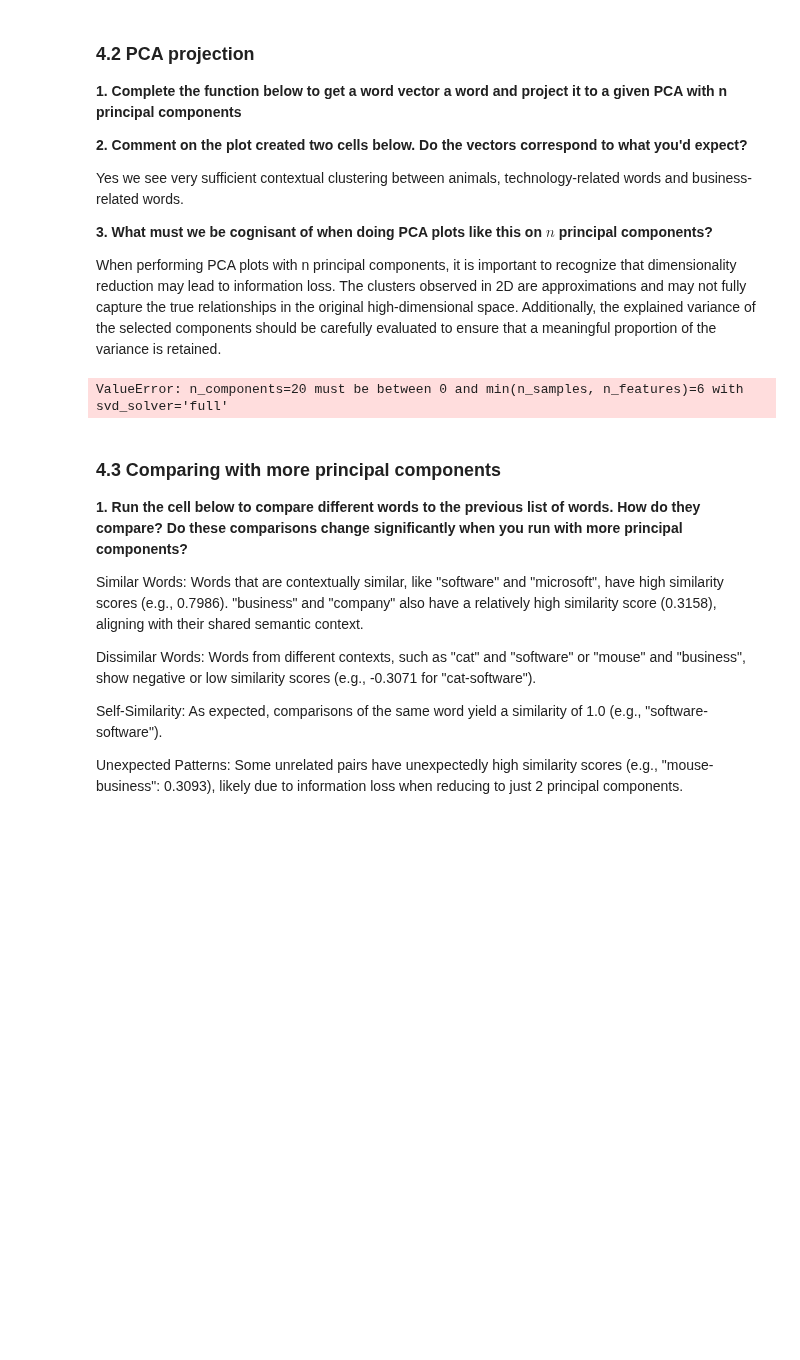
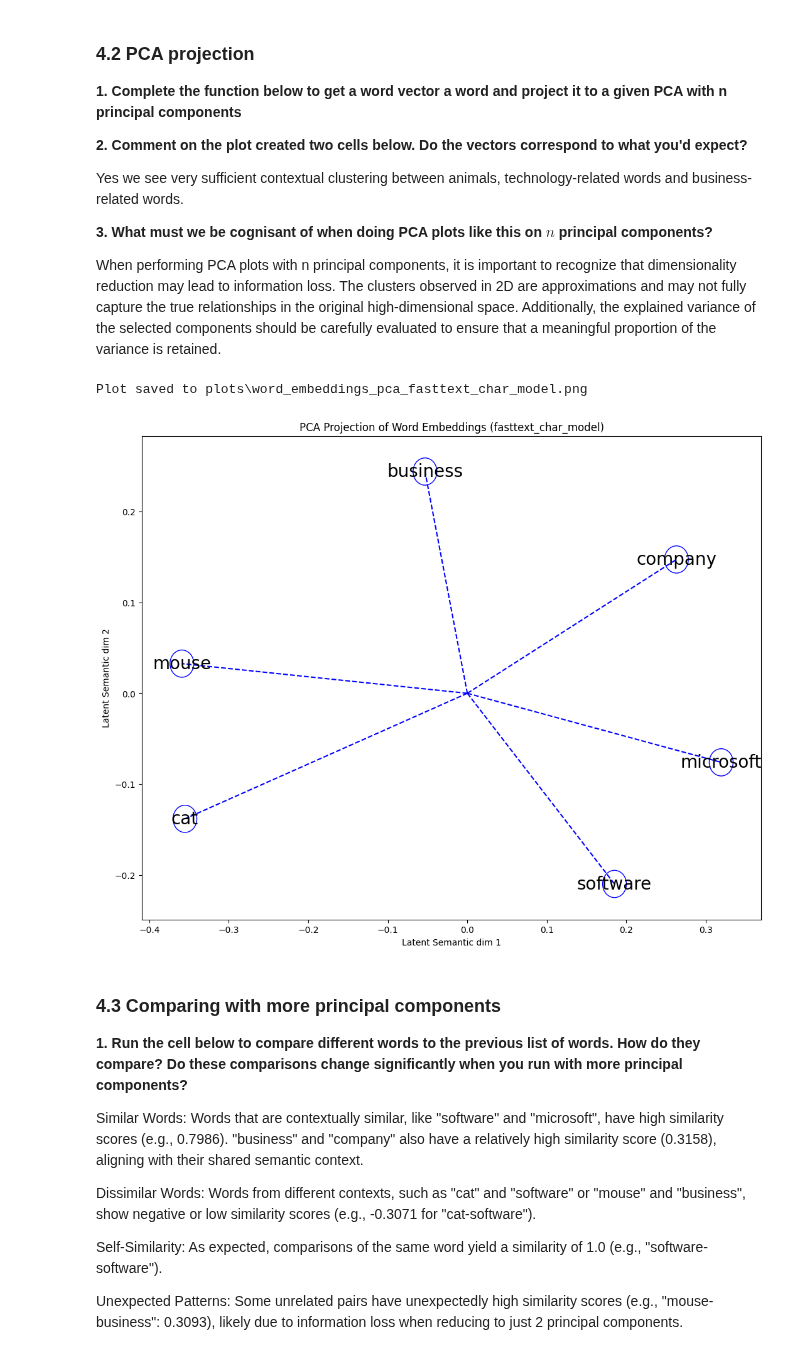
Before and after one commit to Warlour/02462-Project-3, a Jupyter notebook: assignment_3.ipynb, the cells around one changed output. Cells and saved outputs as stored; diff of their text form; code cells hidden in the pictures; blank space fills up the shorter version.

Commit message:
No errors

```diff
--- a/assignment_3.ipynb
+++ b/assignment_3.ipynb
@@ -997,36 +997,37 @@ pca_word_vec = PCA(n_components=n)
 pca_word_vec.fit(word_vectors)
 
 # Transform word vectors
-transformed_word_vectors = [get_vector_transform(i, current_model, pca_word_vec, n=2) for i in words]
+transformed_word_vectors = [get_vector_transform(i, current_model, pca_word_vec, n=n) for i in words]
 
 # Plot transformed vectors
 fig = plt.figure(figsize=(28, 10))  # Create a figure to save later
 ax = plt.subplot(1, 2, 1)
 
 for idx, vec in enumerate(transformed_word_vectors):
     # Plot line from origin to transformed vector
     plt.plot([0, vec[0]], [0, vec[1]], 'b--')
     # Add a circle at the transformed vector position
     circle = plt.Circle((vec[0], vec[1]), radius=0.015, color='blue', fill=False)
     ax.add_patch(circle)
     # Annotate the word at the transformed vector position
     label = ax.annotate(words[idx], xy=(vec[0], vec[1]), fontsize=20, ha="center", va="center")
 
 # Add labels
 plt.xlabel('Latent Semantic dim 1')
 plt.ylabel('Latent Semantic dim 2')
 plt.title(f'PCA Projection of Word Embeddings ({current_model_name})')
 
 # Generate filename with model name
 filename = f"word_embeddings_pca_{current_model_name}.png"
 
 # Save the plot to a file
 save_plot(fig, filename)
 
 # Show the plot
 plt.show()
 # %% [output]
-ValueError: n_components=20 must be between 0 and min(n_samples, n_features)=6 with svd_solver='full'
+Plot saved to plots\word_embeddings_pca_fasttext_char_model.png
+[figure, added]
 # %% [markdown]
 ### 4.3 Comparing with more principal components
 
```
Also changed, not shown: parts of 3 cells of this notebook.
